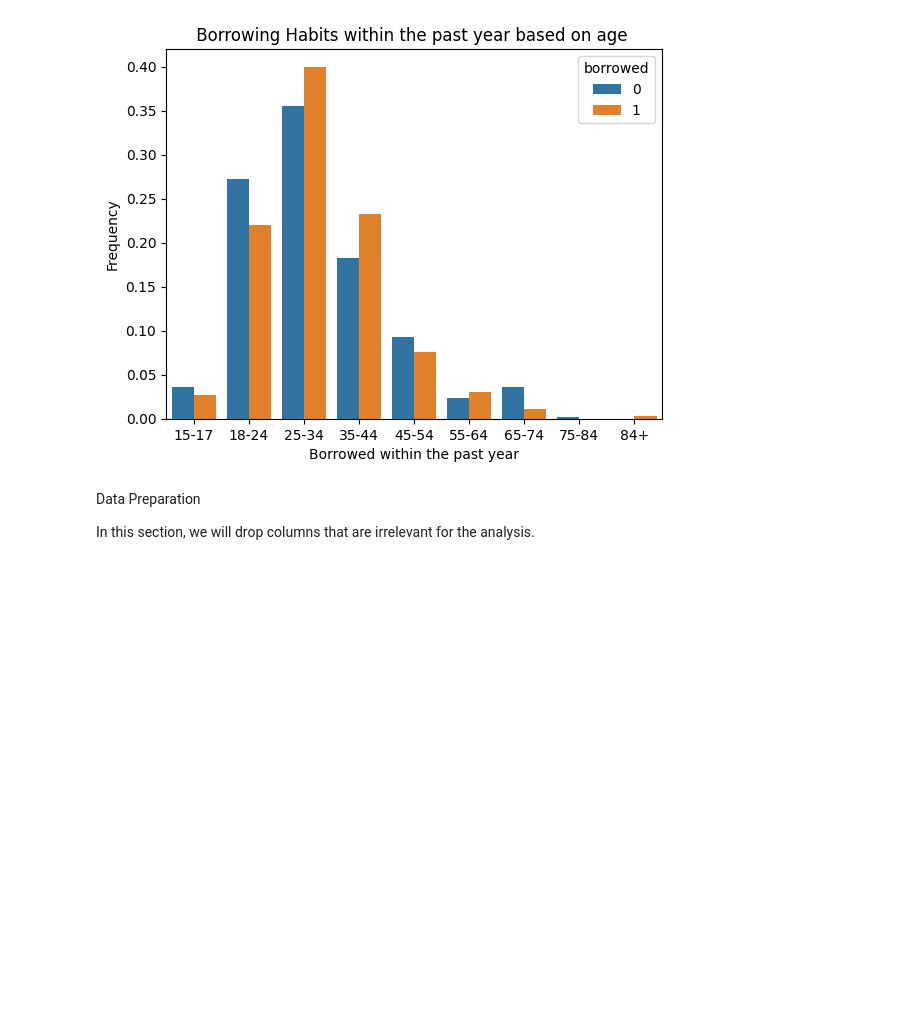
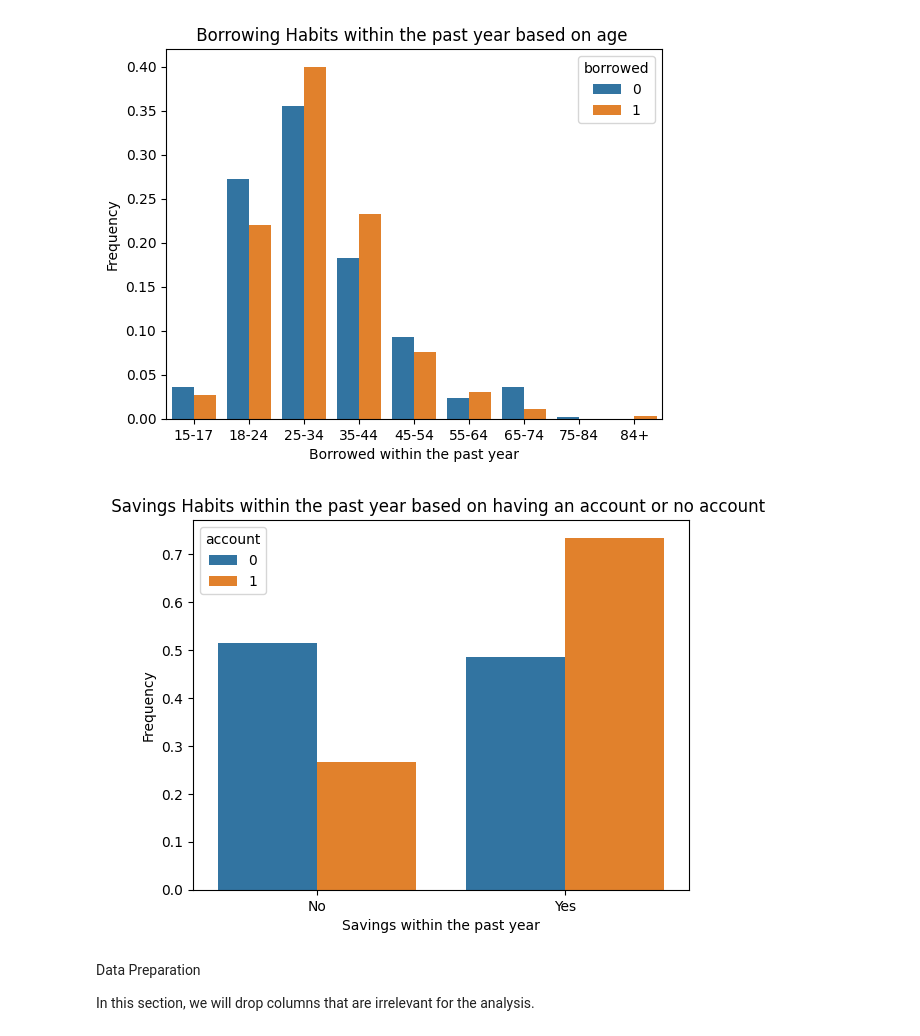
Before and after one commit to rufaiaishat/Financial-Inclusion-Data, a Jupyter notebook: Financial_Inclusion_Nigeria.ipynb, the cells around one changed output. Saved outputs shown, nothing was run; the diff lists cells and outputs as text; code cells hidden in the pictures; blank space fills up the shorter version.

```diff
--- a/Financial_Inclusion_Nigeria.ipynb
+++ b/Financial_Inclusion_Nigeria.ipynb
@@ -657,3 +655,24 @@ plt.title(" Borrowing Habits within the past year based on age  ");
+# %%
+#Explore Savings Habits
+saved_dict={
+1: 'Yes',
+0: 'No',
+ }
+#Create a dataframe for the income quartile
+saved_df = (df['saved'].replace(saved_dict).groupby(df['account']).value_counts(normalize=True).rename("frequency").to_frame().reset_index())
+#Create a pictorial representation of people with or without account
+
+sns.barplot(
+    x = "saved",
+    y = "frequency",
+    data = saved_df,
+    hue ="account"
+    )
+plt.xlabel("Savings within the past year")
+plt.ylabel("Frequency")
+plt.title(" Savings Habits within the past year based on having an account or no account  ");
+# %% [output]
+[figure, added]
 # %%
 #Digital Access and Mobile Transaction Trends
 # %% [markdown]
```
Also changed, not shown: parts of 1 cell of this notebook.
